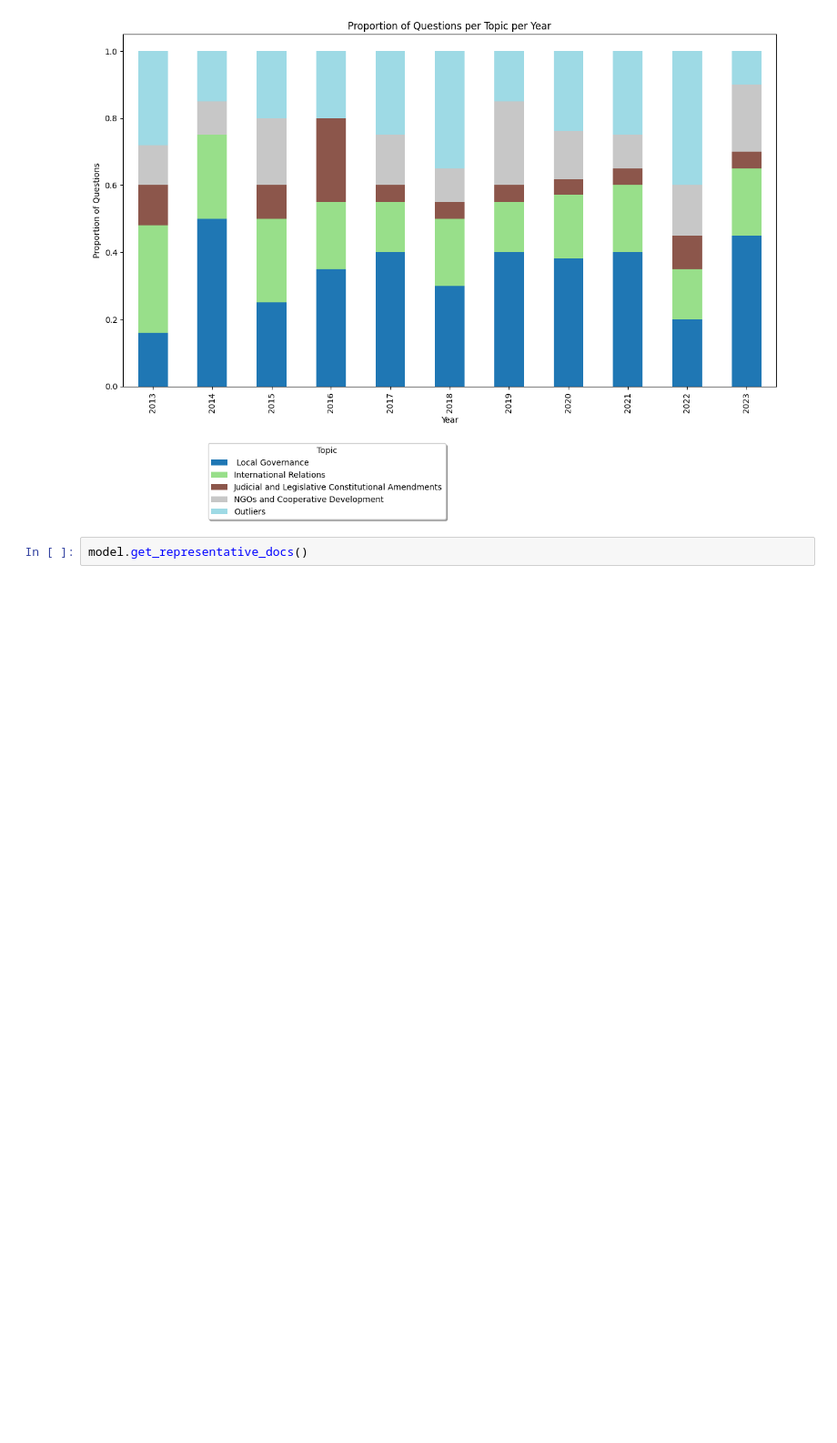
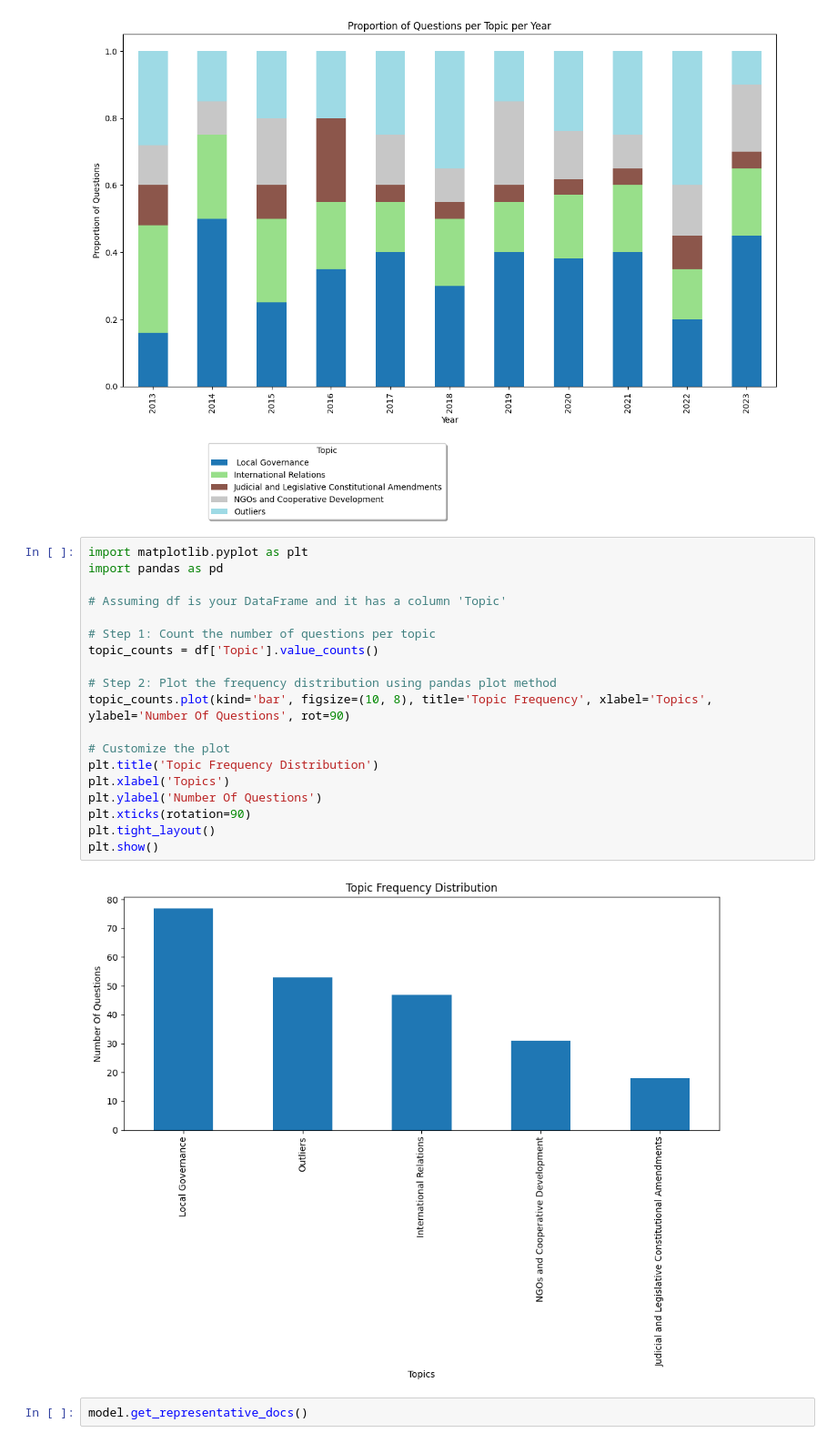
Before and after one commit to Manish-785/SURP-2024, a Jupyter notebook: GS2 final.ipynb, the cells around one changed output. Shown at 91% size. Saved outputs shown, nothing was run; the diff lists cells and outputs as text; blank space fills up the shorter version.

```diff
--- a/GS2 final.ipynb
+++ b/GS2 final.ipynb
@@ -330,6 +381,27 @@ plt.subplots_adjust(bottom=0.2)
 plt.show()
 # %% [output]
 [figure]
+# %%
+import matplotlib.pyplot as plt
+import pandas as pd
+
+# Assuming df is your DataFrame and it has a column 'Topic'
+
+# Step 1: Count the number of questions per topic
+topic_counts = df['Topic'].value_counts()
+
+# Step 2: Plot the frequency distribution using pandas plot method
+topic_counts.plot(kind='bar', figsize=(10, 8), title='Topic Frequency', xlabel='Topics', ylabel='Number Of Questions', rot=90)
+
+# Customize the plot
+plt.title('Topic Frequency Distribution')
+plt.xlabel('Topics')
+plt.ylabel('Number Of Questions')
+plt.xticks(rotation=90)
+plt.tight_layout()
+plt.show()
+# %% [output]
+[figure, added]
 # %%
 model.get_representative_docs()
 # %% [output]
```
Also changed, not shown: parts of 10 cells of this notebook, 5 other files.
